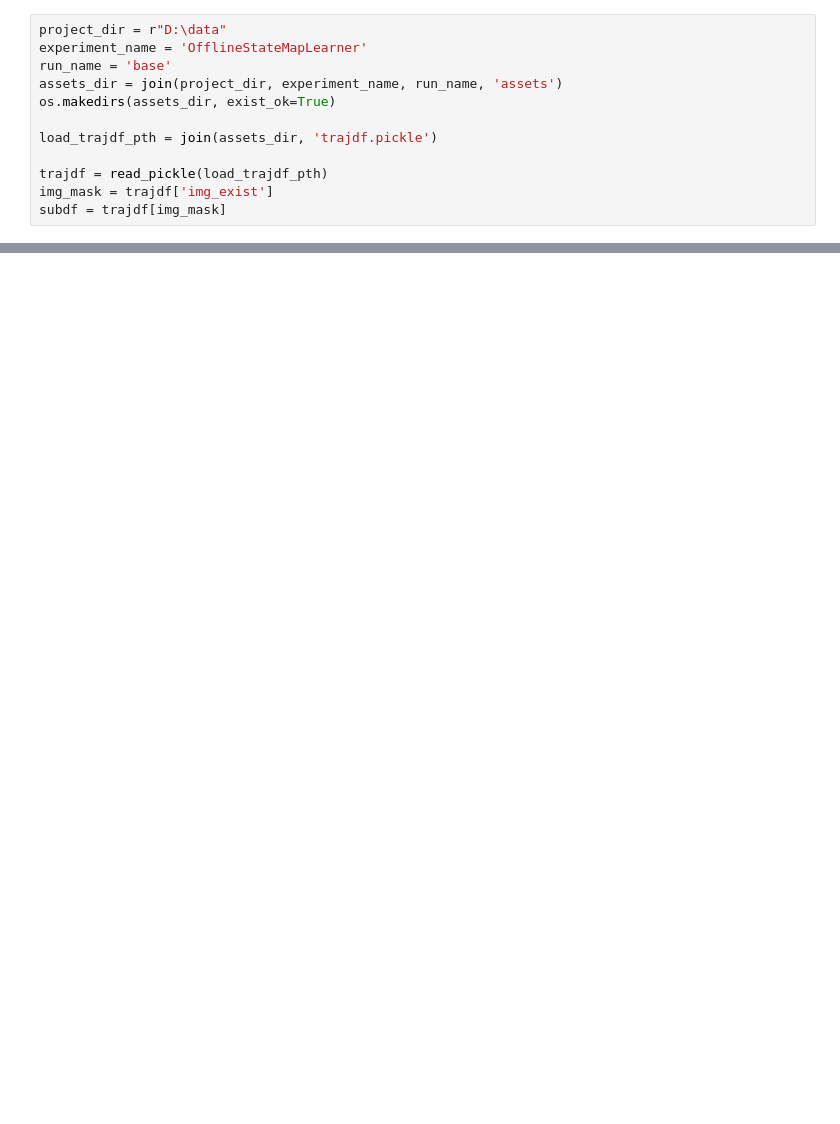
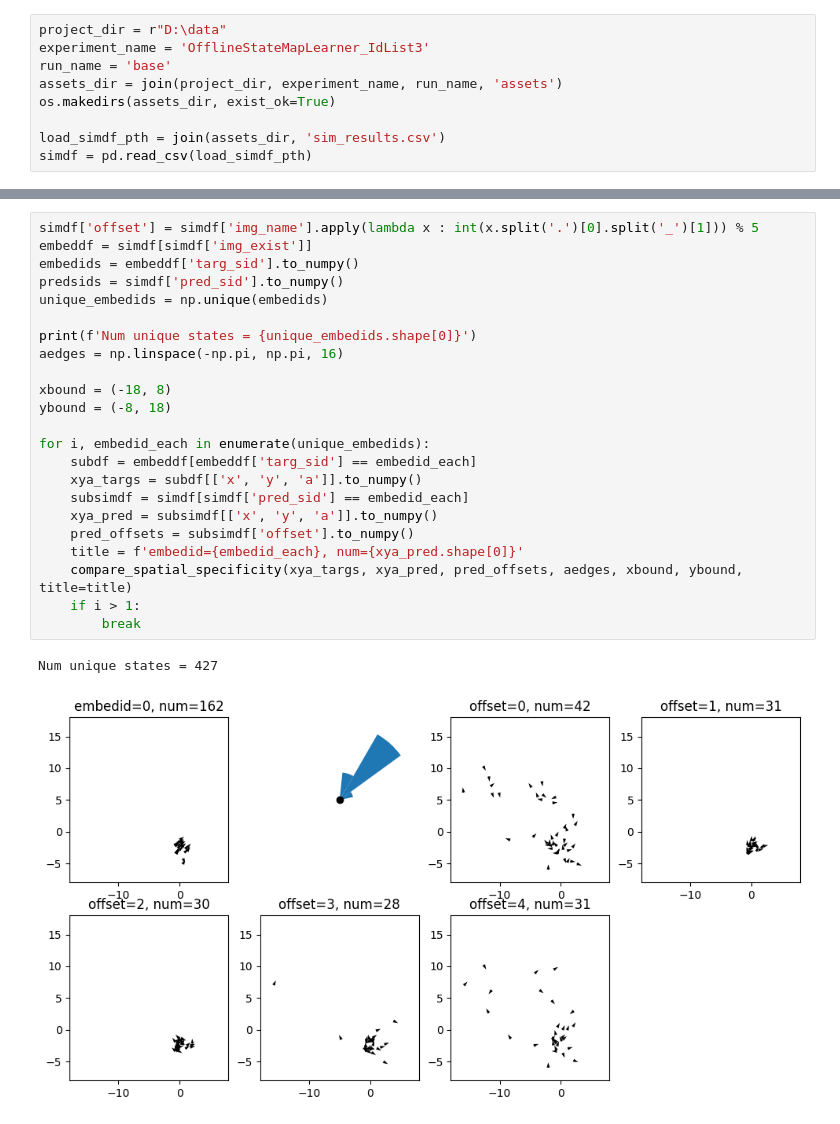
Before and after one commit to yyhhoi/HippoSLAM, a Jupyter notebook: controllers/hipposlam/try.ipynb, the cells around one changed output, grey strips where cells are left out. Drawn from its saved outputs; the diff is of its cells as text; blank space fills up the shorter version.

Commit message:
pipeline complete. Next step, every-step learning and state restrictions

```diff
--- a/controllers/hipposlam/try.ipynb
+++ b/controllers/hipposlam/try.ipynb
@@ -10,13 +12,10 @@ from tqdm import tqdm
 import os
 # %%
 project_dir = r"D:\data"
-experiment_name = 'OfflineStateMapLearner'
+experiment_name = 'OfflineStateMapLearner_IdList3'
 run_name = 'base'
 assets_dir = join(project_dir, experiment_name, run_name, 'assets')
 os.makedirs(assets_dir, exist_ok=True)
 
-load_trajdf_pth = join(assets_dir, 'trajdf.pickle')
-
-trajdf = read_pickle(load_trajdf_pth)
-img_mask = trajdf['img_exist']
-subdf = trajdf[img_mask]
+load_simdf_pth = join(assets_dir, 'sim_results.csv')
+simdf = pd.read_csv(load_simdf_pth)
@@ -51,0 +89,26 @@ embed_index
+# %%
+simdf['offset'] = simdf['img_name'].apply(lambda x : int(x.split('.')[0].split('_')[1])) % 5
+embeddf = simdf[simdf['img_exist']]
+embedids = embeddf['targ_sid'].to_numpy()
+predsids = simdf['pred_sid'].to_numpy()
+unique_embedids = np.unique(embedids)
+
+print(f'Num unique states = {unique_embedids.shape[0]}')
+aedges = np.linspace(-np.pi, np.pi, 16)
+
+xbound = (-18, 8)
+ybound = (-8, 18)
+
+for i, embedid_each in enumerate(unique_embedids):
+    subdf = embeddf[embeddf['targ_sid'] == embedid_each]
+    xya_targs = subdf[['x', 'y', 'a']].to_numpy()
+    subsimdf = simdf[simdf['pred_sid'] == embedid_each]
+    xya_pred = subsimdf[['x', 'y', 'a']].to_numpy()
+    pred_offsets = subsimdf['offset'].to_numpy()
+    title = f'embedid={embedid_each}, num={xya_pred.shape[0]}'
+    compare_spatial_specificity(xya_targs, xya_pred, pred_offsets, aedges, xbound, ybound, title=title)
+    if i > 1:
+        break
+# %% [output]
+Num unique states = 427
+[figure, added]
```
Also changed, not shown: parts of 8 cells of this notebook, 4 other files.
